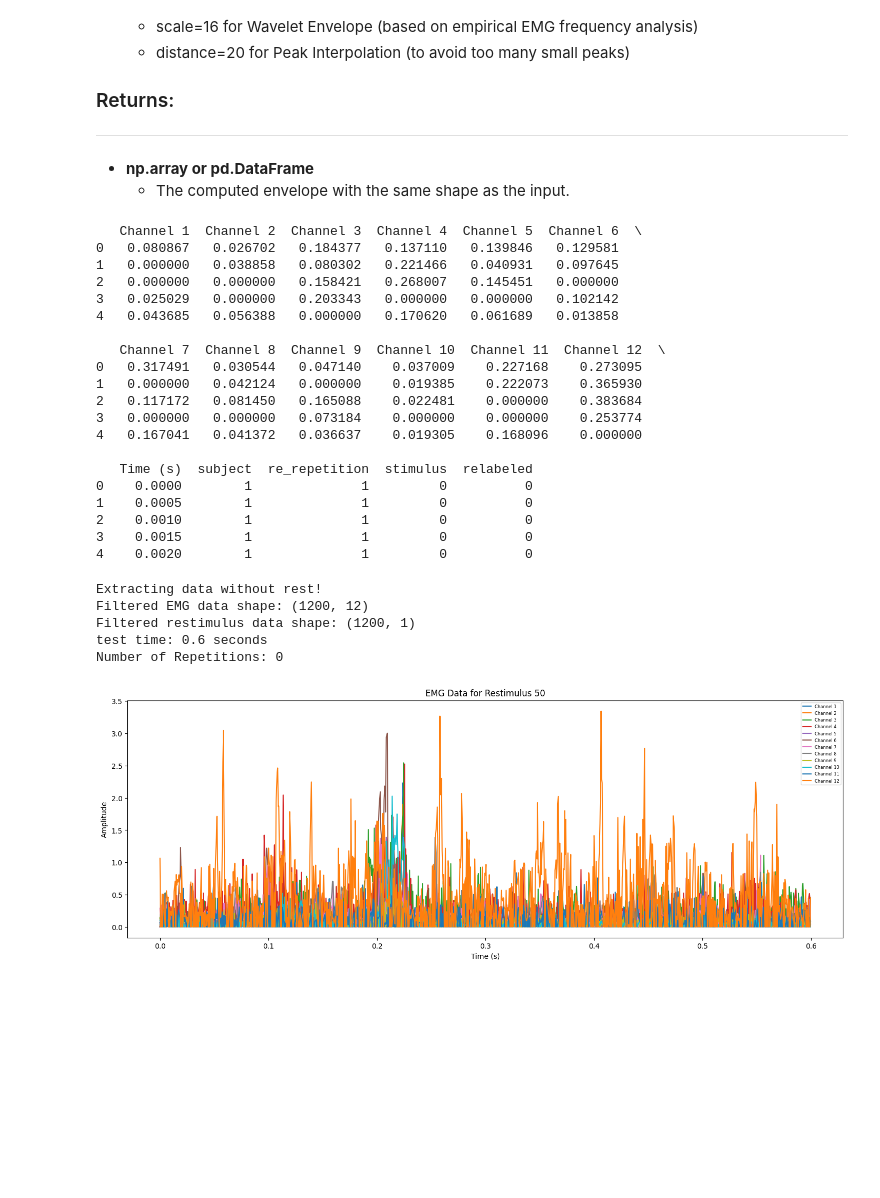
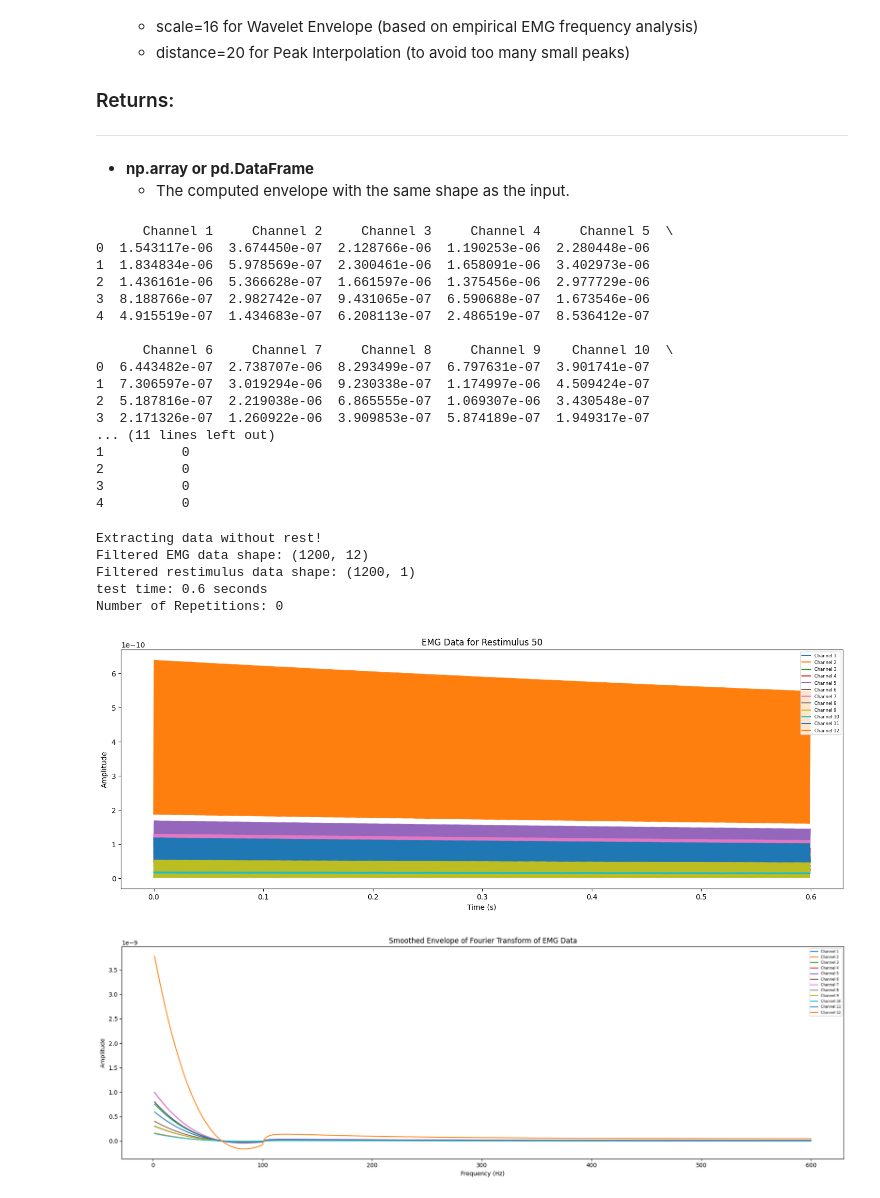
Before and after one commit to DanielSenseAI/IA_ProsthesisUdeA, a Jupyter notebook: envelope_processing.ipynb, the cells around one changed output. Saved outputs shown, nothing was run; the diff lists cells and outputs as text; code cells hidden in the pictures; blank space fills up the shorter version.

Commit message:
Library_Updates
Visualization and preprocessing utilities improved

```diff
--- a/envelope_processing.ipynb
+++ b/envelope_processing.ipynb
@@ -105,11 +106,15 @@ Computes the envelope of an EMG signal using different methods.
 - **np.array or pd.DataFrame**
     - The computed envelope with the same shape as the input.
 # %%
+fm = config.DATABASE_INFO[database]['frequency']
+fc_low = 10
+fc_high = 450
+
 # Select EMG columns (assuming they are the first N columns)
 emg_columns = [col for col in test_df.columns if "Channel" in col]
 
 # Apply envelope extraction to EMG columns
-envelope_df = get_envelope(test_df[emg_columns], envelope_type=7)  # Change type as needed
+envelope_df = src.get_envelope_filtered(test_df[emg_columns], fc_low, fc_high, fm, envelope_type=1)
 
 # Preserve non-EMG columns
 meta_columns = ["Time (s)", "subject", "re_repetition", "stimulus", "relabeled"]
@@ -117,32 +122,30 @@ result_df = pd.concat([envelope_df, test_df[meta_columns]], axis=1)
 
 print(result_df.head())
 # %% [output]
-   Channel 1  Channel 2  Channel 3  Channel 4  Channel 5  Channel 6  \
-0   0.080867   0.026702   0.184377   0.137110   0.139846   0.129581
-1   0.000000   0.038858   0.080302   0.221466   0.040931   0.097645
-2   0.000000   0.000000   0.158421   0.268007   0.145451   0.000000
-3   0.025029   0.000000   0.203343   0.000000   0.000000   0.102142
-4   0.043685   0.056388   0.000000   0.170620   0.061689   0.013858
+      Channel 1     Channel 2     Channel 3     Channel 4     Channel 5  \
+0  1.543117e-06  3.674450e-07  2.128766e-06  1.190253e-06  2.280448e-06
+1  1.834834e-06  5.978569e-07  2.300461e-06  1.658091e-06  3.402973e-06
+2  1.436161e-06  5.366628e-07  1.661597e-06  1.375456e-06  2.977729e-06
+3  8.188766e-07  2.982742e-07  9.431065e-07  6.590688e-07  1.673546e-06
+4  4.915519e-07  1.434683e-07  6.208113e-07  2.486519e-07  8.536412e-07
 
-   Channel 7  Channel 8  Channel 9  Channel 10  Channel 11  Channel 12  \
-0   0.317491   0.030544   0.047140    0.037009    0.227168    0.273095
-1   0.000000   0.042124   0.000000    0.019385    0.222073    0.365930
-2   0.117172   0.081450   0.165088    0.022481    0.000000    0.383684
-3   0.000000   0.000000   0.073184    0.000000    0.000000    0.253774
-4   0.167041   0.041372   0.036637    0.019305    0.168096    0.000000
-
-   Time (s)  subject  re_repetition  stimulus  relabeled
-0    0.0000        1              1         0          0
-1    0.0005        1              1         0          0
-2    0.0010        1              1         0          0
-3    0.0015        1              1         0          0
-4    0.0020        1              1         0          0
+      Channel 6     Channel 7     Channel 8     Channel 9    Channel 10  \
+0  6.443482e-07  2.738707e-06  8.293499e-07  6.797631e-07  3.901741e-07
+1  7.306597e-07  3.019294e-06  9.230338e-07  1.174997e-06  4.509424e-07
+2  5.187816e-07  2.219038e-06  6.865555e-07  1.069307e-06  3.430548e-07
+3  2.171326e-07  1.260922e-06  3.909853e-07  5.874189e-07  1.949317e-07
+... (11 lines left out)
+1          0
+2          0
+3          0
+4          0
 # %%
-src.plot_emg_dataframe(database, result_df, 50, length=0.6) #Using the relabeled grasp number and all default parameters
+src.plot_emg_dataframe(database, result_df, 50, length=0.6, addFourier=True) #Using the relabeled grasp number and all default parameters
 # %% [output]
 Extracting data without rest!
 Filtered EMG data shape: (1200, 12)
 Filtered restimulus data shape: (1200, 1)
 test time: 0.6 seconds
 Number of Repetitions: 0
-[figure, old version]
+[figure, new version]
+[figure, added]
```
Also changed, not shown: parts of 6 cells of this notebook, 3 other files.
